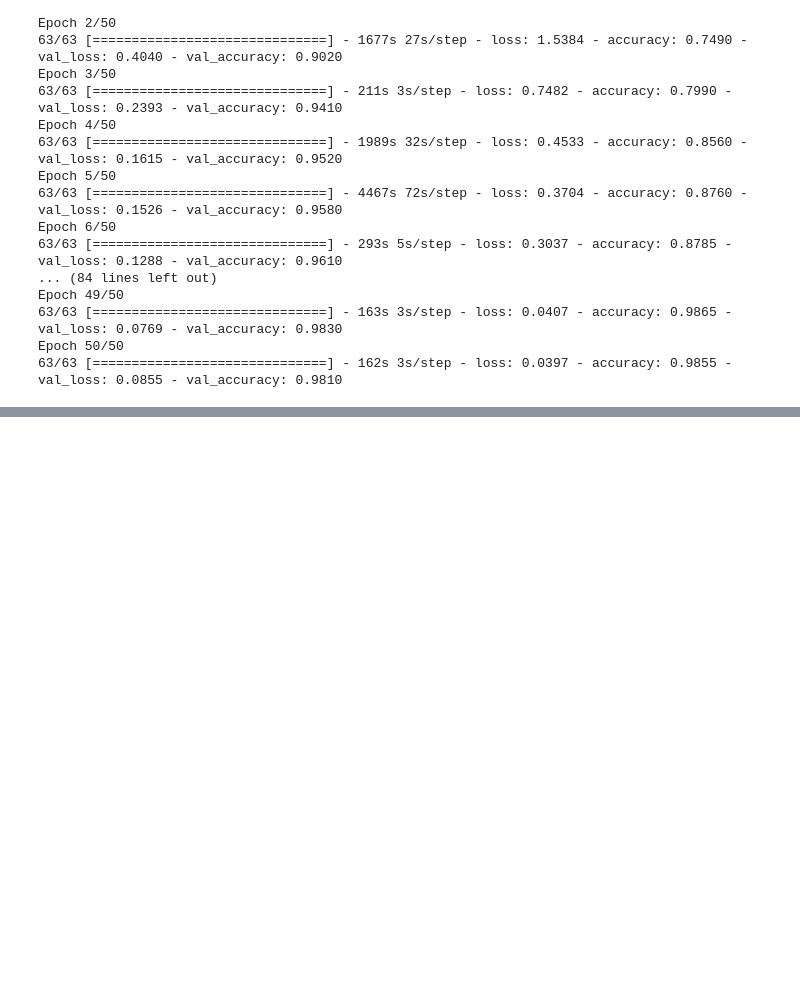
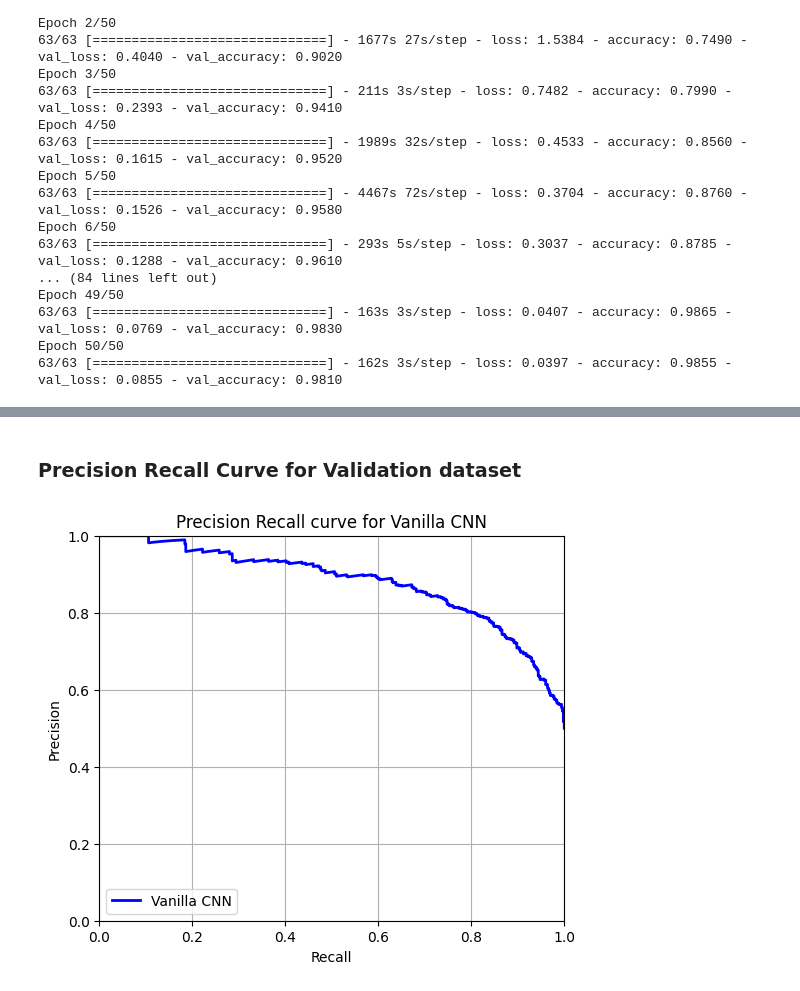
Before and after one commit to hemasree798/CSCN8010-labs, a Jupyter notebook: Dogs_vs_cats_classification.ipynb, the cells around one changed output, grey strips where cells are left out. Cells and saved outputs as stored; diff of their text form; code cells hidden in the pictures; blank space fills up the shorter version.

```diff
--- a/Dogs_vs_cats_classification.ipynb
+++ b/Dogs_vs_cats_classification.ipynb
@@ -467,0 +630,21 @@ plot_training_val_accuracy(VGG16_model_history)
+# %% [markdown]
+### Precision Recall Curve for Validation dataset
+# %%
+precisions, recalls, thresholds = precision_recall_curve(
+    val_labels, val_pred_prob)
+# %%
+# Plotting the precision recall curve
+plt.figure(figsize=(6, 5))
+
+plt.plot(recalls, precisions, "b-", linewidth=2,
+         label="Vanilla CNN")
+plt.xlabel("Recall")
+plt.ylabel("Precision")
+plt.axis([0, 1, 0, 1])
+plt.title("Precision Recall curve for Vanilla CNN")
+plt.grid()
+plt.legend(loc="lower left")
+
+plt.show()
+# %% [output]
+[figure, added]
```
Also changed, not shown: parts of 54 cells of this notebook.
